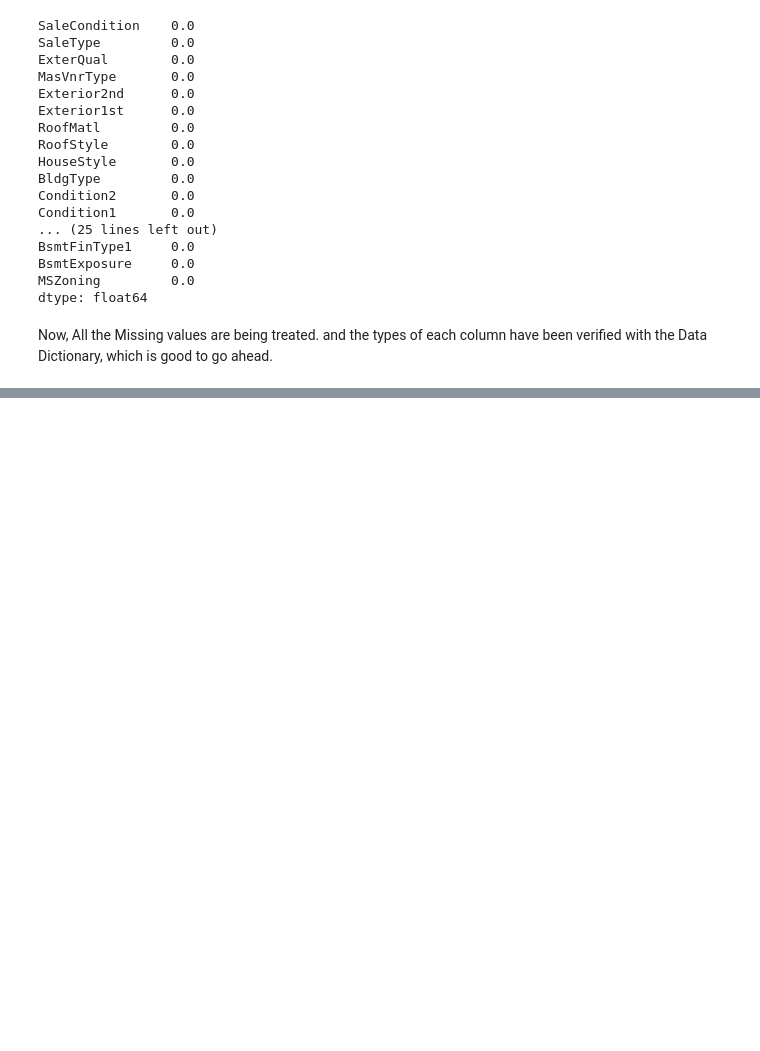
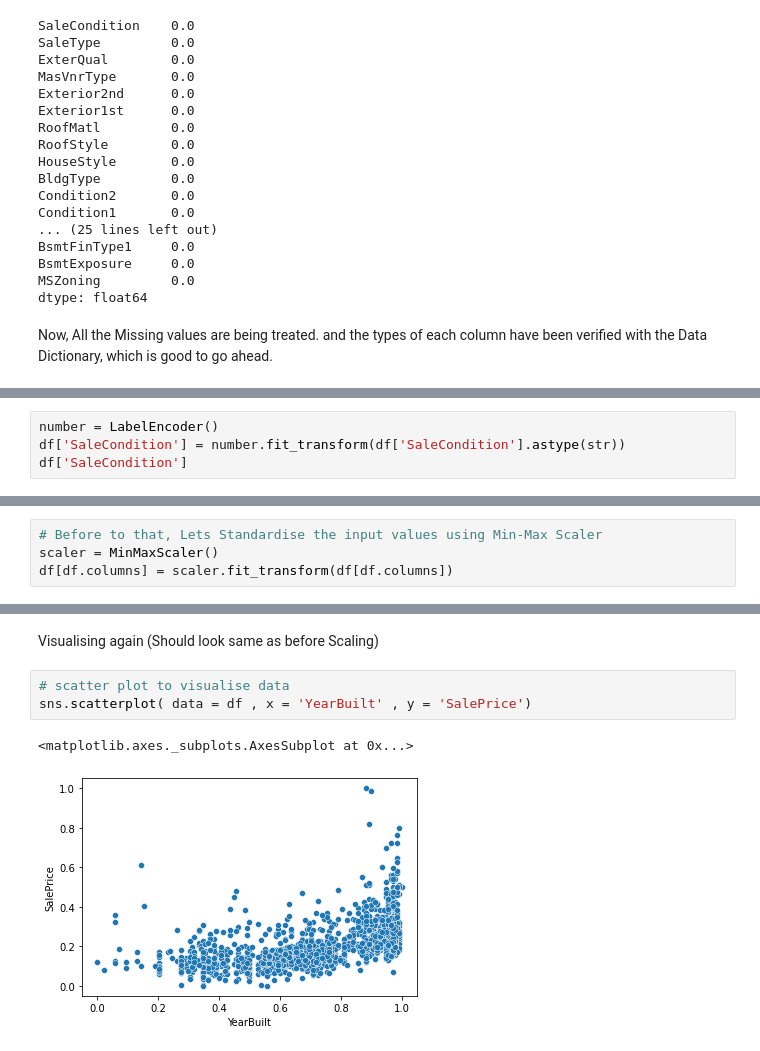
Before and after one commit to santoshkumarvagga/API, a Jupyter notebook: house_price_ML2_Logistic_regression.ipynb, the cells around one changed output, grey strips where cells are left out. Saved outputs shown, nothing was run; the diff lists cells and outputs as text; blank space fills up the shorter version.

```diff
--- a/house_price_ML2_Logistic_regression.ipynb
+++ b/house_price_ML2_Logistic_regression.ipynb
@@ -962,0 +987,4 @@ Now, All the Missing values are being treated. and the types of each column have
+# %%
+number = LabelEncoder()
+df['SaleCondition'] = number.fit_transform(df['SaleCondition'].astype(str))
+df['SaleCondition']
@@ -962,0 +1070,4 @@ Now, All the Missing values are being treated. and the types of each column have
+# %%
+# Before to that, Lets Standardise the input values using Min-Max Scaler
+scaler = MinMaxScaler()
+df[df.columns] = scaler.fit_transform(df[df.columns])
@@ -962,0 +1078,8 @@ Now, All the Missing values are being treated. and the types of each column have
+# %% [markdown]
+Visualising again (Should look same as before Scaling)
+# %%
+# scatter plot to visualise data
+sns.scatterplot( data = df , x = 'YearBuilt' , y = 'SalePrice')
+# %% [output]
+<matplotlib.axes._subplots.AxesSubplot at 0x...>
+[figure, added]
```
Also changed, not shown: parts of 28 cells of this notebook.
